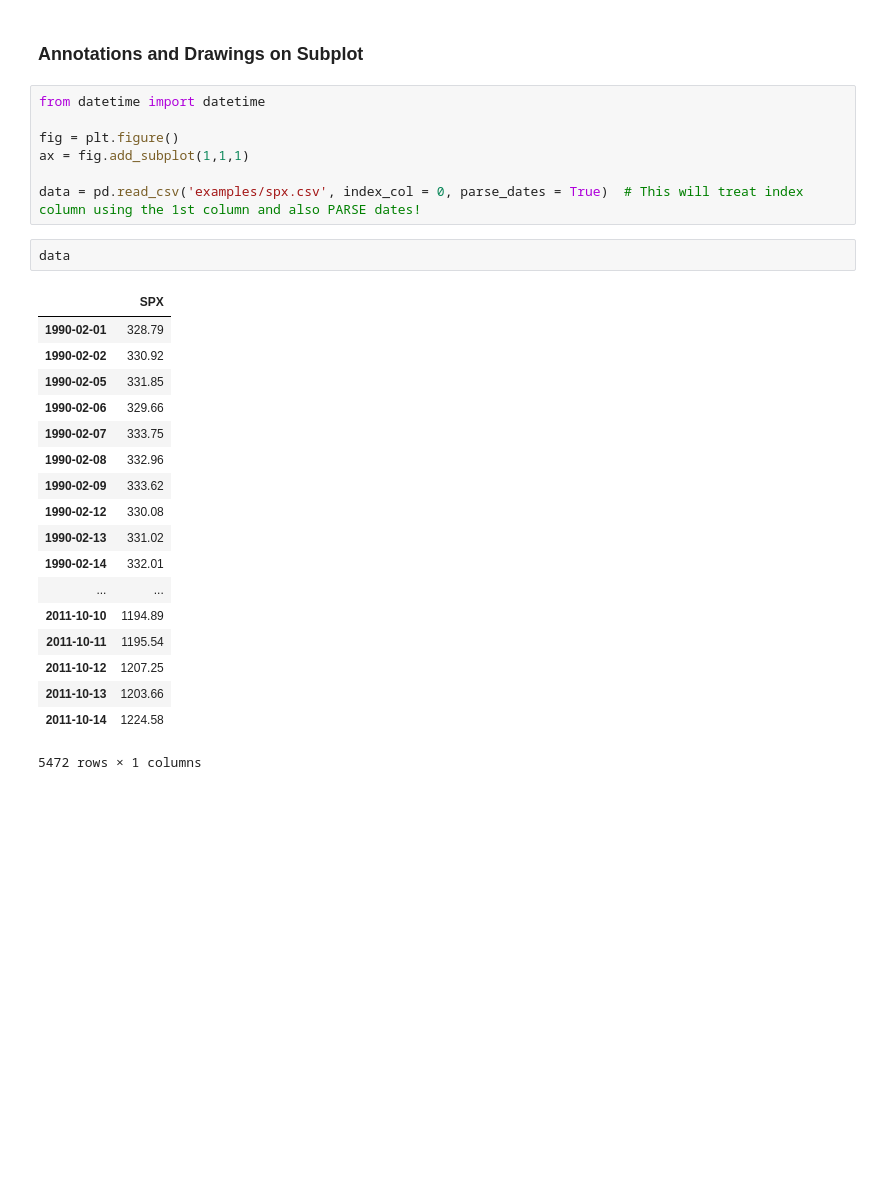
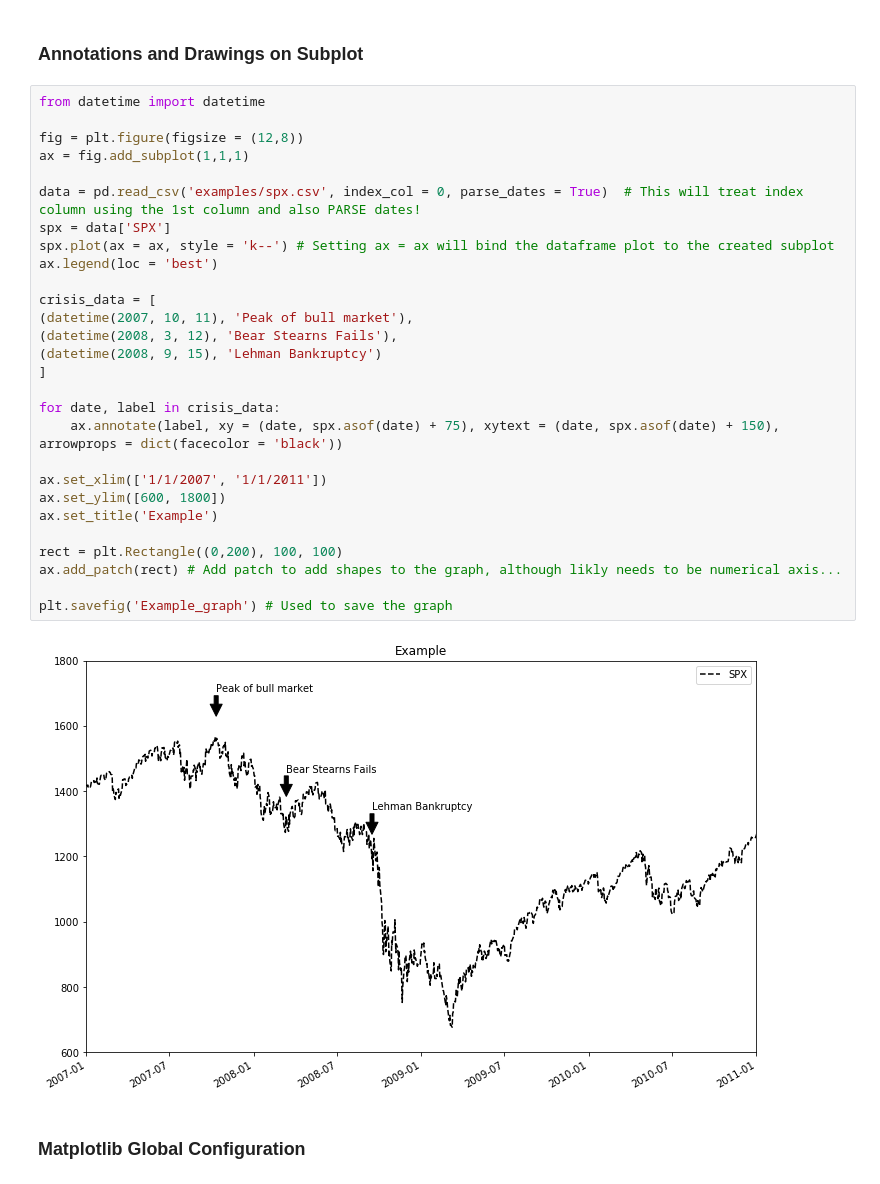
Before and after one commit to scQuant/Python_True, a Jupyter notebook: Sam_CH9_DataVisualization.ipynb, the cells around one changed output. Drawn from its saved outputs; the diff is of its cells as text; blank space fills up the shorter version.

```diff
--- a/Sam_CH9_DataVisualization.ipynb
+++ b/Sam_CH9_DataVisualization.ipynb
@@ -56,31 +58,35 @@ plt.show(np.random.randn).cumsum*(, 'ro11'')
 Setting the lables/title/ticks, and tech labels
 # %% [markdown]
 ### Annotations and Drawings on Subplot
-# %%
-from datetime import datetime
-
-fig = plt.figure()
-ax = fig.add_subplot(1,1,1)
-
-data = pd.read_csv('examples/spx.csv', index_col = 0, parse_dates = True)  # This will treat index column using the 1st column and also PARSE dates!
-# %%
-data
-# %% [output]
-|  | SPX |
-| 1990-02-01 | 328.79 |
-| 1990-02-02 | 330.92 |
-| 1990-02-05 | 331.85 |
-| 1990-02-06 | 329.66 |
-| 1990-02-07 | 333.75 |
-| 1990-02-08 | 332.96 |
-| 1990-02-09 | 333.62 |
-| 1990-02-12 | 330.08 |
-| 1990-02-13 | 331.02 |
-| 1990-02-14 | 332.01 |
-| ... | ... |
-| 2011-10-10 | 1194.89 |
-| 2011-10-11 | 1195.54 |
-| 2011-10-12 | 1207.25 |
-| 2011-10-13 | 1203.66 |
-| 2011-10-14 | 1224.58 |
-5472 rows × 1 columns
+# %%
+from datetime import datetime
+
+fig = plt.figure(figsize = (12,8))
+ax = fig.add_subplot(1,1,1)
+
+data = pd.read_csv('examples/spx.csv', index_col = 0, parse_dates = True)  # This will treat index column using the 1st column and also PARSE dates!
+spx = data['SPX']
+spx.plot(ax = ax, style = 'k--') # Setting ax = ax will bind the dataframe plot to the created subplot
+ax.legend(loc = 'best')
+
+crisis_data = [
+(datetime(2007, 10, 11), 'Peak of bull market'),
+(datetime(2008, 3, 12), 'Bear Stearns Fails'),
+(datetime(2008, 9, 15), 'Lehman Bankruptcy')
+]
+
+for date, label in crisis_data:
+    ax.annotate(label, xy = (date, spx.asof(date) + 75), xytext = (date, spx.asof(date) + 150), arrowprops = dict(facecolor = 'black'))
+
+ax.set_xlim(['1/1/2007', '1/1/2011'])
+ax.set_ylim([600, 1800])
+ax.set_title('Example')
+
+rect = plt.Rectangle((0,200), 100, 100)
+ax.add_patch(rect) # Add patch to add shapes to the graph, although likly needs to be numerical axis...
+
+plt.savefig('Example_graph') # Used to save the graph
+# %% [output]
+[figure, added]
+# %% [markdown]
+### Matplotlib Global Configuration
```
Also changed, not shown: parts of 6 cells of this notebook.
